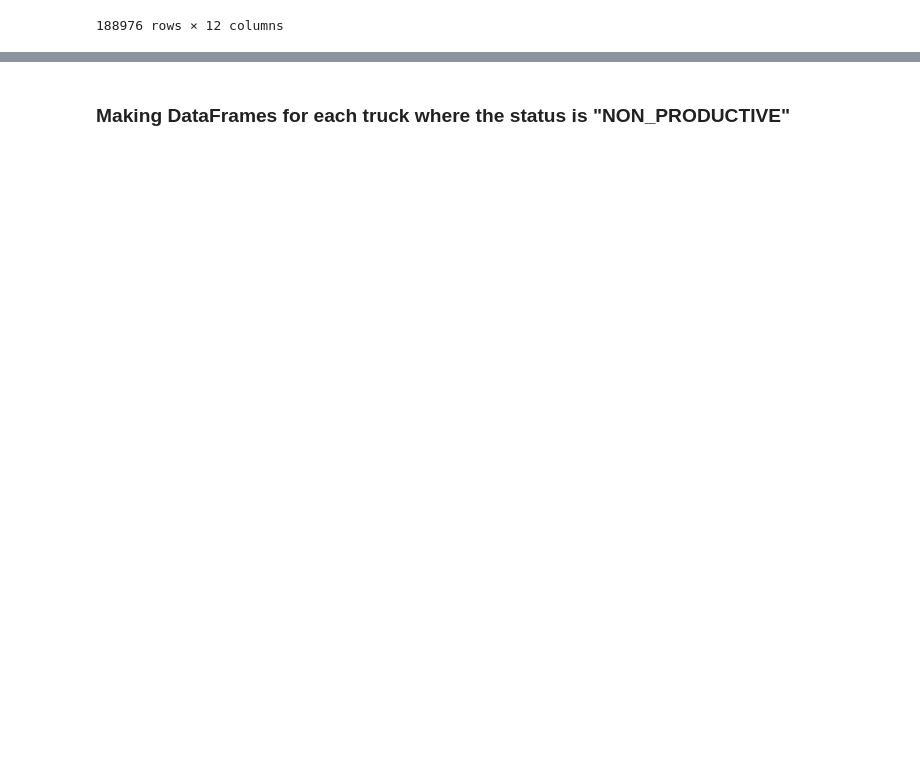
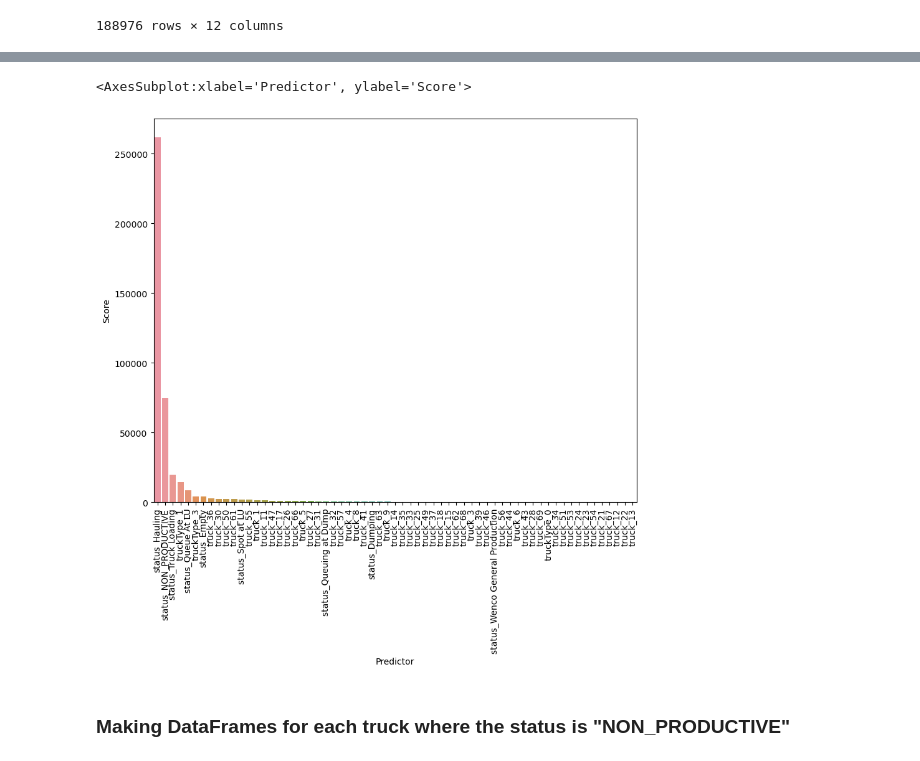
Before and after one commit to baumannkev/QDS_Hacks, a Jupyter notebook: Tracy_QDS_2023.ipynb, the cells around one changed output, grey strips where cells are left out. Drawn from its saved outputs; the diff is of its cells as text; code cells hidden in the pictures; blank space fills up the shorter version.

```diff
--- a/Tracy_QDS_2023.ipynb
+++ b/Tracy_QDS_2023.ipynb
@@ -307,0 +584,10 @@ print(len(df_copy['TRUCK_ID'].unique()))
+# %%
+df_categorical = df_copy.filter(['FUEL_RATE','STATUS','TRUCK_ID', 'TRUCK_TYPE_ID'], axis=1)
+
+df_categorical = pd.get_dummies(df_categorical, columns=['STATUS','TRUCK_ID', 'TRUCK_TYPE_ID'],
+                                                prefix=['status', 'truck', 'truckType'])
+
+df_categorical['FR_LT_AVG'] = 1
+df_categorical.loc[df_categorical['FUEL_RATE'] >= 199.037725, 'FR_LT_AVG'] = 0
+
+df_categorical
@@ -308,3 +608,23 @@ print(len(df_copy['TRUCK_ID'].unique()))
+# %%
+# Chi-squared test for categorical predictors
+
+X_chi2 = df_categorical.iloc[:,1:-1]
+y_chi2 = df_categorical['FR_LT_AVG']
+
+df_chi2 = SelectKBest(chi2, k='all')
+df_chi2.fit(X_chi2, y_chi2)
+
+chi2_scores = pd.DataFrame({'Predictor': X_chi2.columns,'Score': df_chi2.scores_})
+chi2_scores.sort_values(by='Score', ascending=False, inplace=True)
+
+#print(chi2_scores)
+
+chi2_plot = sns.barplot(x=chi2_scores['Predictor'], y=chi2_scores['Score'])
+chi2_plot.set_xticklabels(chi2_plot.get_xticklabels(), rotation=90)
+chi2_plot
+# %% [output]
+<AxesSubplot:xlabel='Predictor', ylabel='Score'>
+[figure, added]
 # %% [markdown]
 ### Making DataFrames for each truck where the status is "NON_PRODUCTIVE"
 # %%
```
Also changed, not shown: parts of 32 cells of this notebook.
